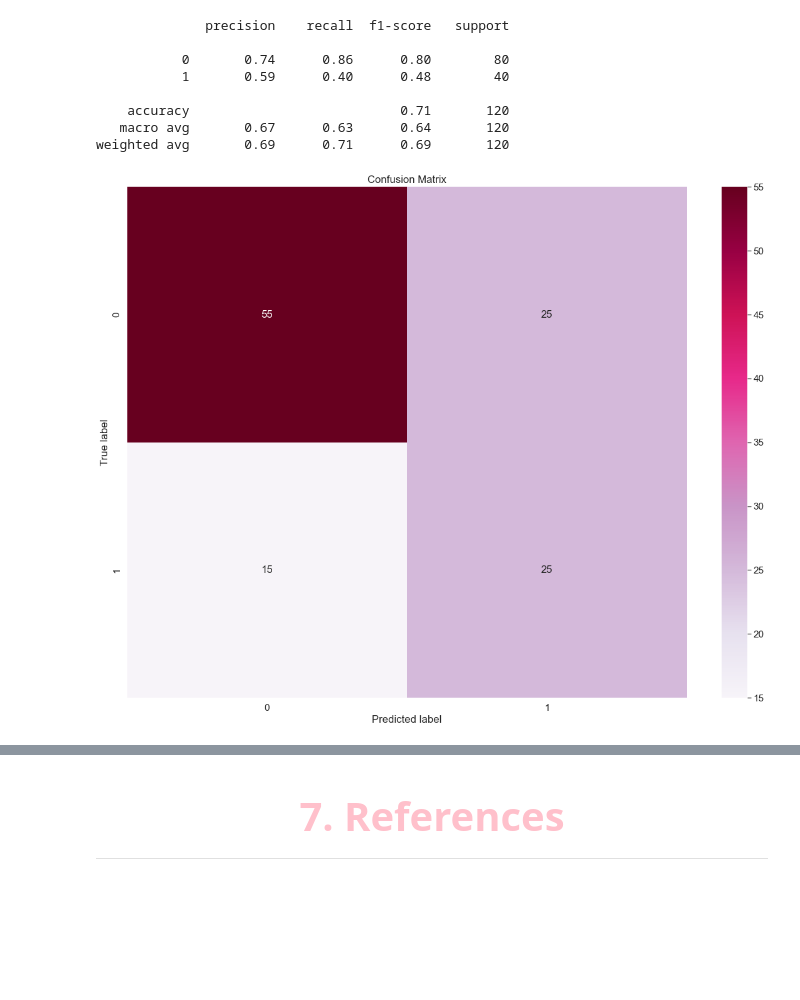
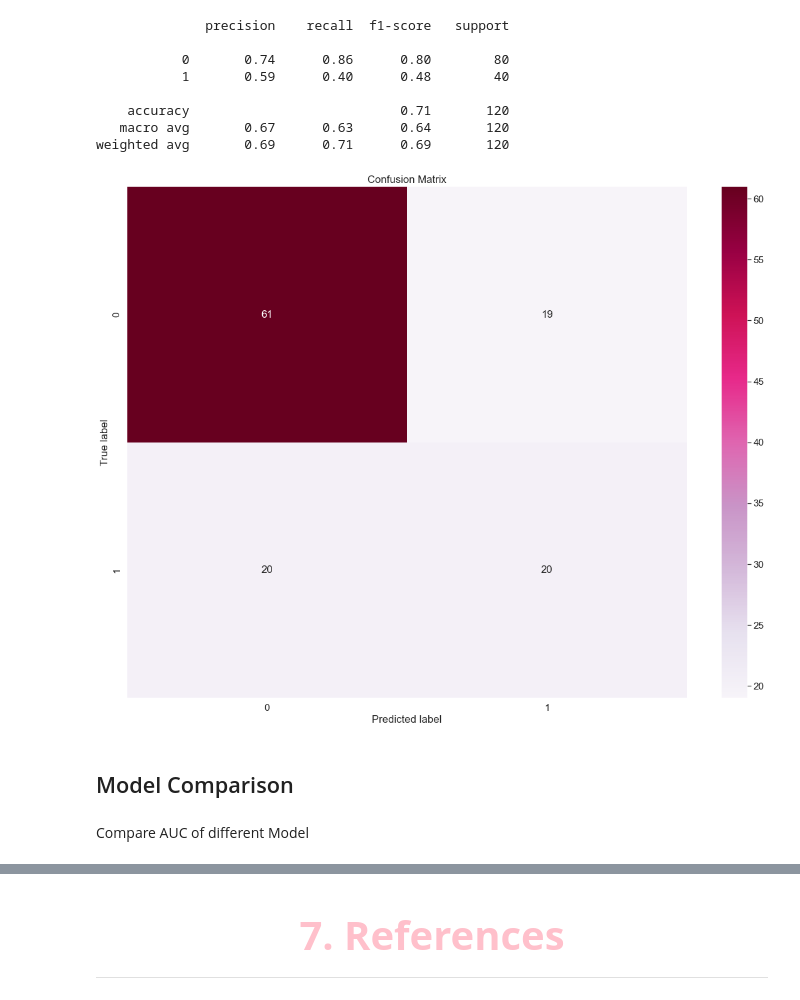
Before and after one commit to nhat117/COSC2753-ASM1, a Jupyter notebook: sepsis_prediction .ipynb, the cells around one changed output, grey strips where cells are left out. Saved outputs shown, nothing was run; the diff lists cells and outputs as text; code cells hidden in the pictures; blank space fills up the shorter version.

Commit message:
Add model and visulize scoring metrics

```diff
--- a/sepsis_prediction .ipynb
+++ b/sepsis_prediction .ipynb
@@ -2149,0 +2174,3 @@ plot_score_tree(clfs, impurities, ccp_alphas)
+# %%
+dtree = tree.DecisionTreeClassifier(class_weight='balanced', ccp_alpha=0.02 , random_state=0 )
+dtree.fit(x_train, y_train)
@@ -2163,10 +2191,0 @@ weighted avg       0.63      0.65      0.64       120
-# %%
-df_cm = pd.DataFrame(confusion_matrix(
-    y_test, pred), range(2), range(2))
-# plt.figure(figsize=(10,7))
-sns.set(font_scale=1.4)  # for label size
-sns.heatmap(df_cm, annot=True, cmap='PuRd')  # font size
-plt.title('Confusion Matrix')
-plt.xlabel("Predicted label")
-plt.ylabel("True label")
-plt.show
@@ -2180,13 +2226,14 @@ plt.show
 params = {
     'max_depth': [2, 3, 5, 10, 20,50,100],
     'min_samples_leaf': [5, 10, 20, 50, 100],
-    'criterion': ["gini", "entropy"]
+    'criterion': ["gini", "entropy"],
+    'ccp_alpha': [0.01, 0.05, 0.1, 0.2, 0.3, 0.4, 0.5, 0.6, 0.7, 0.8, 0.9, 1.0]
 }
 # %%
 dt = DecisionTreeClassifier(random_state=42)
 # Instantiate the grid search model
 grid_search = GridSearchCV(estimator=dt,
                            param_grid=params,
-                           cv=cv, n_jobs=-1, verbose=1, scoring = "accuracy")
+                           cv=cv, n_jobs=-1, verbose=1, scoring = "f1", refit = "f1")
 grid_search.fit(x_train, y_train)
 # %% [output]
@@ -2265,6 +2317,10 @@ def plot_confusion(test, input_pred):
     plt.ylabel("True label")
     plt.show
 # %%
-plot_confusion(y_test, best_dtree.predict(x_test))
+r_tree = plot_confusion(y_test, best_dtree.predict(x_test))
 # %% [output]
-[figure, old version]
+[figure, new version]
+# %% [markdown]
+## Model Comparison
+# %% [markdown]
+Compare AUC of different Model
```
Also changed, not shown: parts of 91 cells of this notebook, 2 other files.
